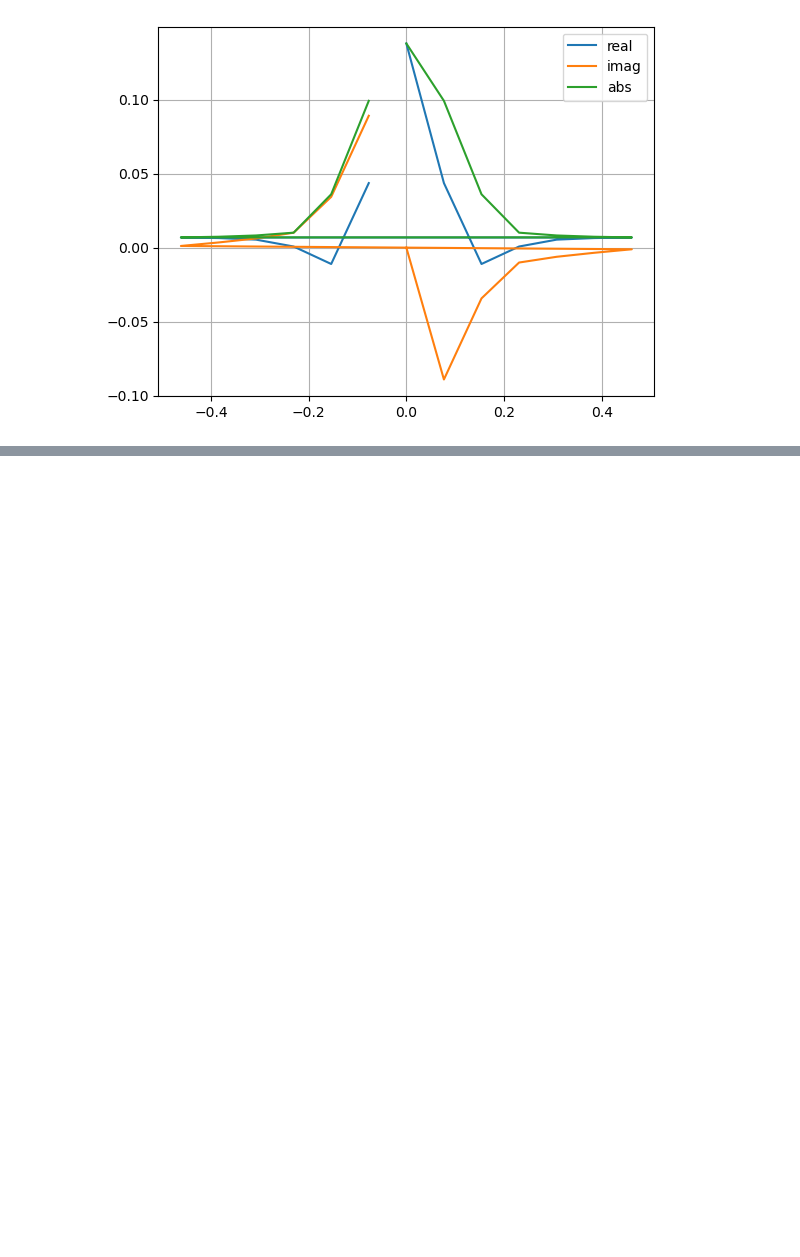
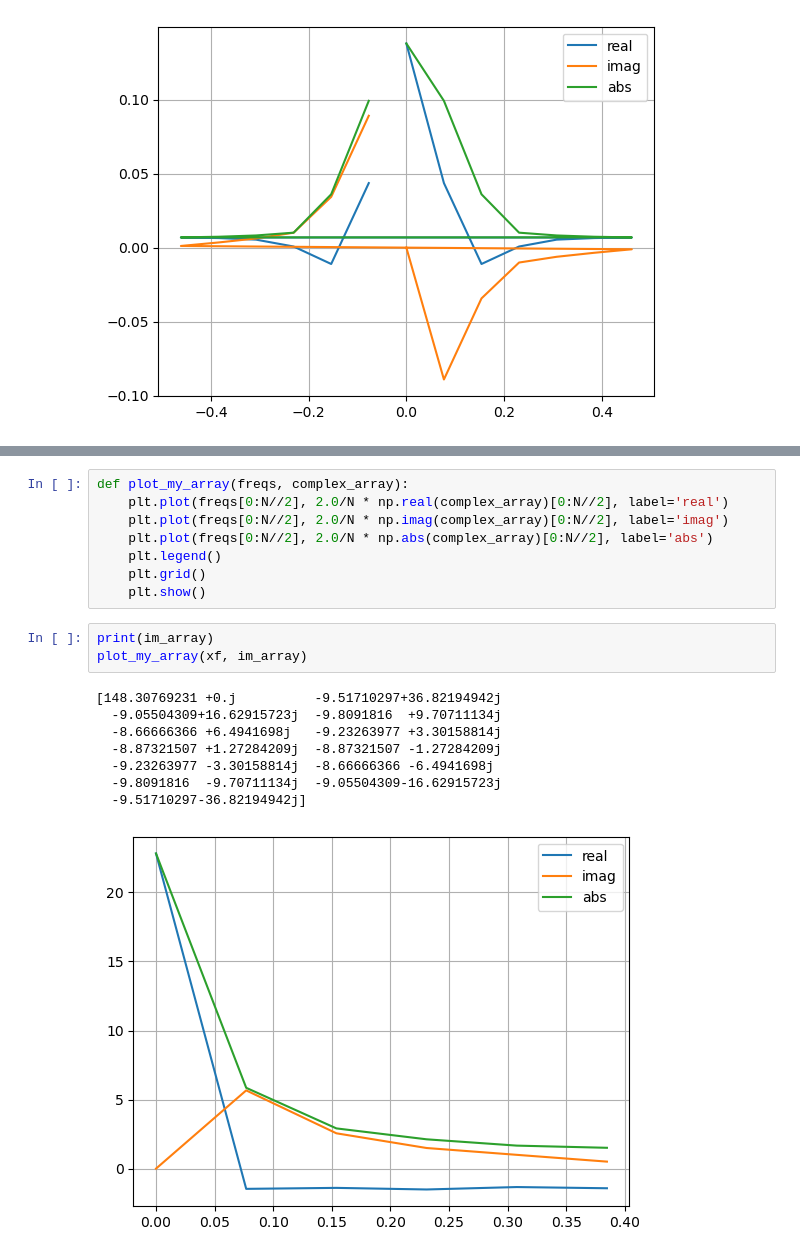
Before and after one commit to sebranchett/cheme-om-fft, a Jupyter notebook: read_and_plot.ipynb, the cells around one changed output, grey strips where cells are left out. Saved outputs shown, nothing was run; the diff lists cells and outputs as text; blank space fills up the shorter version.

```diff
--- a/read_and_plot.ipynb
+++ b/read_and_plot.ipynb
@@ -111,0 +212,20 @@ plt.show()
+# %%
+def plot_my_array(freqs, complex_array):
+    plt.plot(freqs[0:N//2], 2.0/N * np.real(complex_array)[0:N//2], label='real')
+    plt.plot(freqs[0:N//2], 2.0/N * np.imag(complex_array)[0:N//2], label='imag')
+    plt.plot(freqs[0:N//2], 2.0/N * np.abs(complex_array)[0:N//2], label='abs')
+    plt.legend()
+    plt.grid()
+    plt.show()
+# %%
+print(im_array)
+plot_my_array(xf, im_array)
+# %% [output]
+[148.30769231 +0.j          -9.51710297+36.82194942j
+  -9.05504309+16.62915723j  -9.8091816  +9.70711134j
+  -8.66666366 +6.4941698j   -9.23263977 +3.30158814j
+  -8.87321507 +1.27284209j  -8.87321507 -1.27284209j
+  -9.23263977 -3.30158814j  -8.66666366 -6.4941698j
+  -9.8091816  -9.70711134j  -9.05504309-16.62915723j
+  -9.51710297-36.82194942j]
+[figure, added]
```
Also changed, not shown: parts of 10 cells of this notebook.
